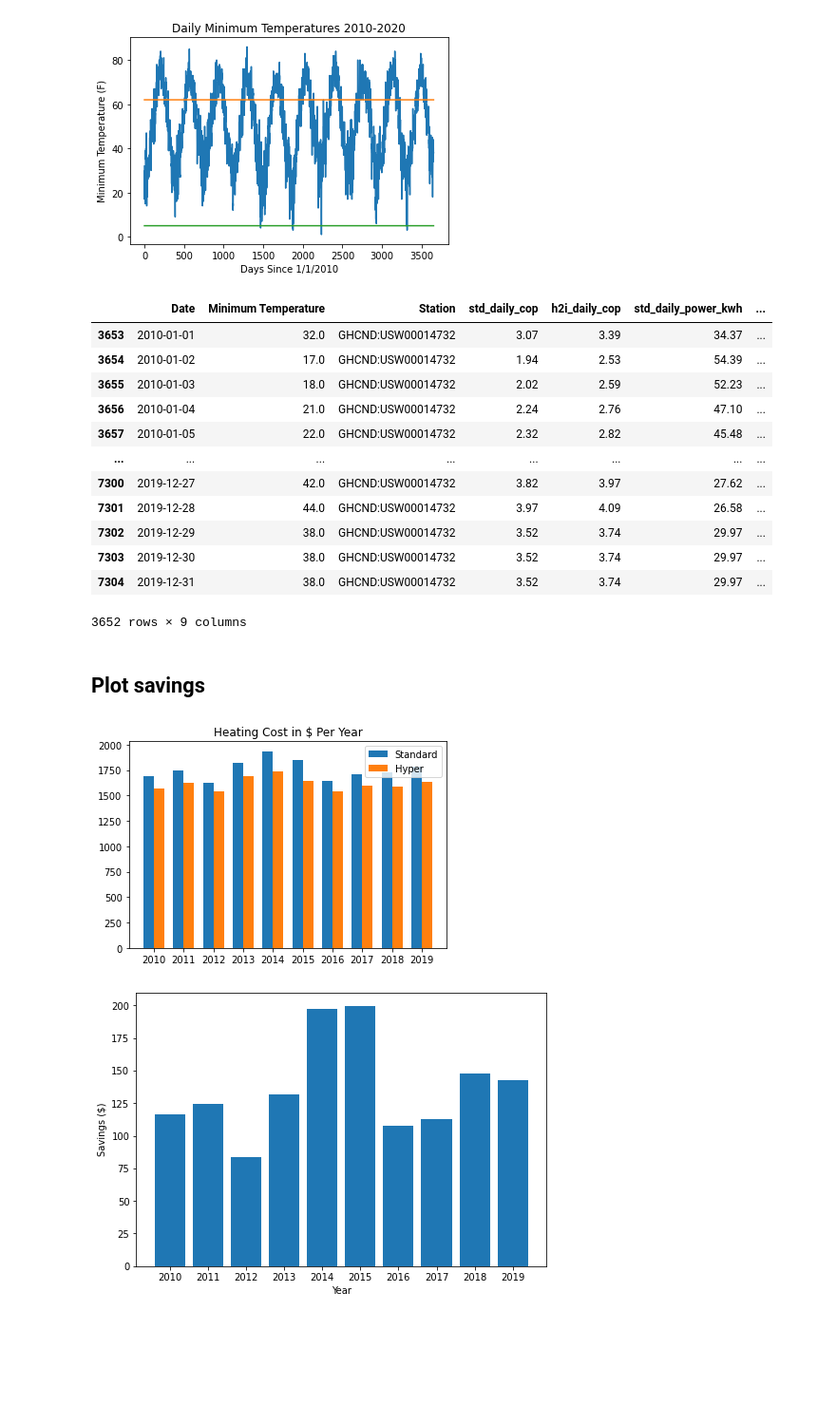
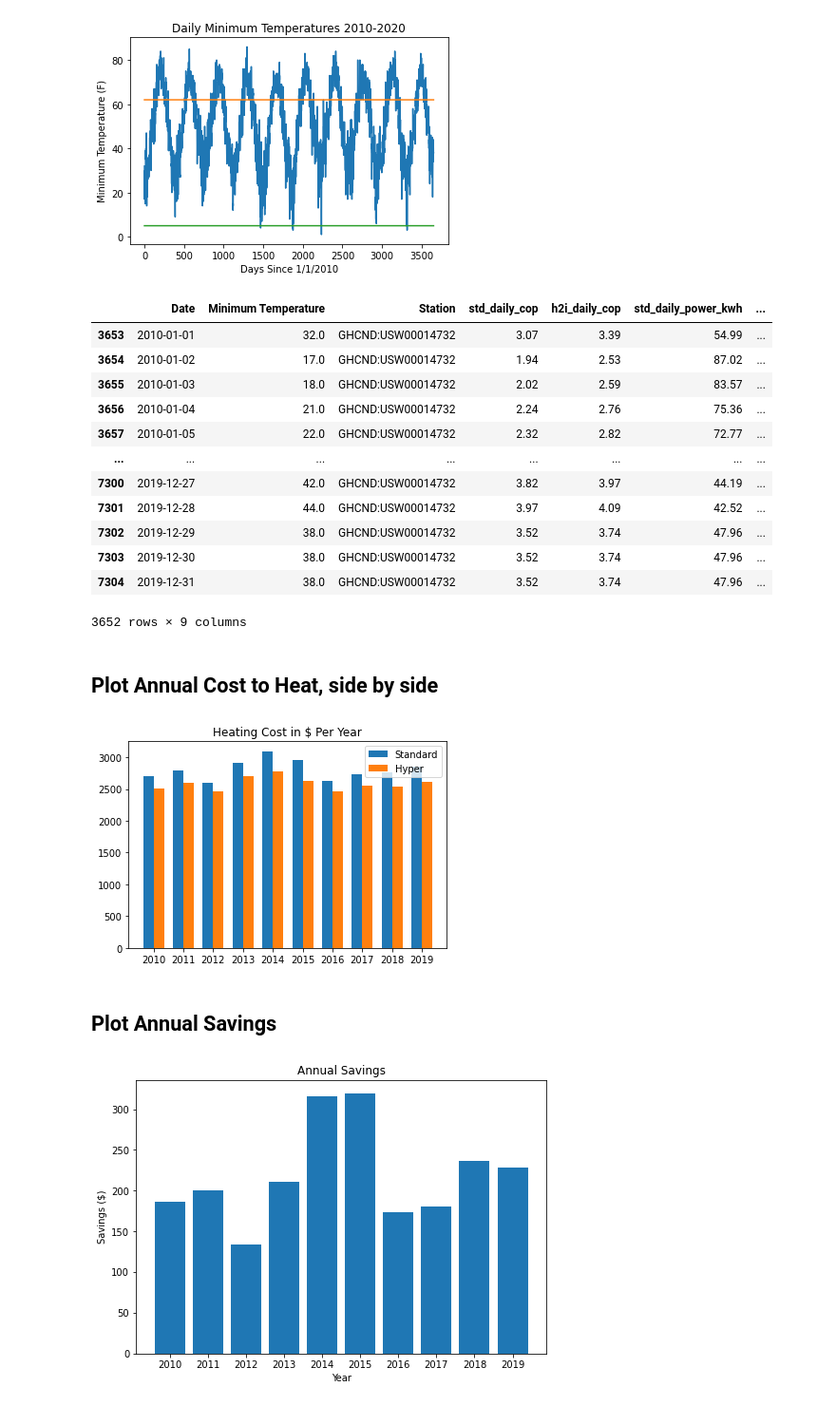
Before and after one commit to ijacobsen/heatpump_analysis, a Jupyter notebook: Mitsubishi Analysis.ipynb, the cells around one changed output. Shown at 95% size. Saved outputs shown, nothing was run; the diff lists cells and outputs as text; code cells hidden in the pictures; blank space fills up the shorter version.

Commit message:
made plot nicer looking

```diff
--- a/Mitsubishi Analysis.ipynb
+++ b/Mitsubishi Analysis.ipynb
@@ -127,7 +126,7 @@ temps['h2i_daily_cop'] = round(h2i_params[0] * temps['Minimum Temperature'] + h2
 
 cost_per_kwh = .23
 
-heat_output = 20000
+heat_output = 24000
 btu_to_kw = heat_output / 3412.
 
 temps['std_daily_power_kwh'] = round(btu_to_kw / temps['std_daily_cop'] * 24, 2)
@@ -139,17 +138,17 @@ temps['h2i_daily_cost_$'] = round(temps['h2i_daily_power_kwh'] * cost_per_kwh, 2
 temps
 # %% [output]
 |  | Date | Minimum Temperature | Station | std_daily_cop | h2i_daily_cop | std_daily_power_kwh | ... |
-| 3653 | 2010-01-01 | 32.0 | GHCND:USW00014732 | 3.07 | 3.39 | 34.37 | ... |
-| 3654 | 2010-01-02 | 17.0 | GHCND:USW00014732 | 1.94 | 2.53 | 54.39 | ... |
-| 3655 | 2010-01-03 | 18.0 | GHCND:USW00014732 | 2.02 | 2.59 | 52.23 | ... |
-| 3656 | 2010-01-04 | 21.0 | GHCND:USW00014732 | 2.24 | 2.76 | 47.10 | ... |
-| 3657 | 2010-01-05 | 22.0 | GHCND:USW00014732 | 2.32 | 2.82 | 45.48 | ... |
+| 3653 | 2010-01-01 | 32.0 | GHCND:USW00014732 | 3.07 | 3.39 | 54.99 | ... |
+| 3654 | 2010-01-02 | 17.0 | GHCND:USW00014732 | 1.94 | 2.53 | 87.02 | ... |
+| 3655 | 2010-01-03 | 18.0 | GHCND:USW00014732 | 2.02 | 2.59 | 83.57 | ... |
+| 3656 | 2010-01-04 | 21.0 | GHCND:USW00014732 | 2.24 | 2.76 | 75.36 | ... |
+| 3657 | 2010-01-05 | 22.0 | GHCND:USW00014732 | 2.32 | 2.82 | 72.77 | ... |
 | ... | ... | ... | ... | ... | ... | ... | ... |
-| 7300 | 2019-12-27 | 42.0 | GHCND:USW00014732 | 3.82 | 3.97 | 27.62 | ... |
-| 7301 | 2019-12-28 | 44.0 | GHCND:USW00014732 | 3.97 | 4.09 | 26.58 | ... |
-| 7302 | 2019-12-29 | 38.0 | GHCND:USW00014732 | 3.52 | 3.74 | 29.97 | ... |
-| 7303 | 2019-12-30 | 38.0 | GHCND:USW00014732 | 3.52 | 3.74 | 29.97 | ... |
-| 7304 | 2019-12-31 | 38.0 | GHCND:USW00014732 | 3.52 | 3.74 | 29.97 | ... |
+| 7300 | 2019-12-27 | 42.0 | GHCND:USW00014732 | 3.82 | 3.97 | 44.19 | ... |
+| 7301 | 2019-12-28 | 44.0 | GHCND:USW00014732 | 3.97 | 4.09 | 42.52 | ... |
+| 7302 | 2019-12-29 | 38.0 | GHCND:USW00014732 | 3.52 | 3.74 | 47.96 | ... |
+| 7303 | 2019-12-30 | 38.0 | GHCND:USW00014732 | 3.52 | 3.74 | 47.96 | ... |
+| 7304 | 2019-12-31 | 38.0 | GHCND:USW00014732 | 3.52 | 3.74 | 47.96 | ... |
 3652 rows × 9 columns
 # %%
 years = ['2010', '2011', '2012', '2013', '2014', '2015', '2016', '2017', '2018', '2019', '2020']
@@ -172,8 +171,8 @@ cost_h2i = {}
 for item in yearly_cost_h2i:
     year = item[0]
     cost_h2i[year] = item[1]
-# %% [markdown]
-## Plot savings
+# %% [markdown]
+## Plot Annual Cost to Heat, side by side
 # %%
 fig, ax = plt.subplots()
 
@@ -194,17 +193,19 @@ ax.autoscale_view()
 
 plt.show()
 # %% [output]
-[figure, old version]
+[figure, new version]
+# %% [markdown]
+## Plot Annual Savings
 # %%
 savings = np.array(list(cost_std.values())) - np.array(list(cost_h2i.values()))
 # %%
-
 fig = plt.figure()
 ax = fig.add_axes([0,0,1,1])
 ax.bar(years[:-1], savings)
 ax.set_xticklabels(years[:-1])
 ax.set_ylabel('Savings ($)')
 ax.set_xlabel('Year')
+ax.set_title('Annual Savings')
 plt.show()
 # %% [output]
-[figure, old version]
+[figure, new version]
```
Also changed, not shown: parts of 2 cells of this notebook.
